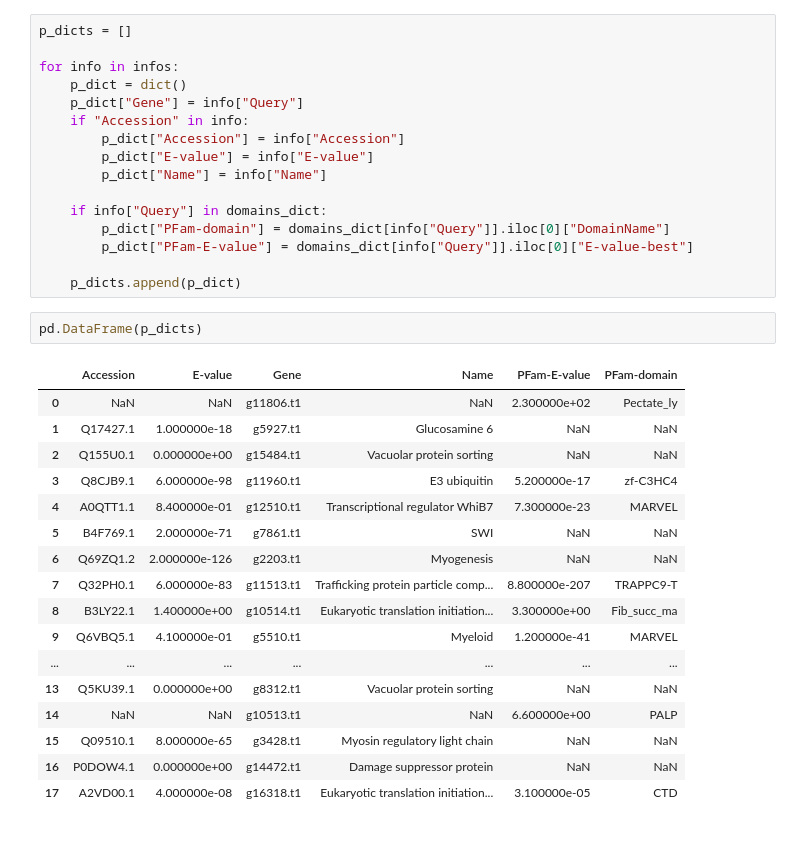
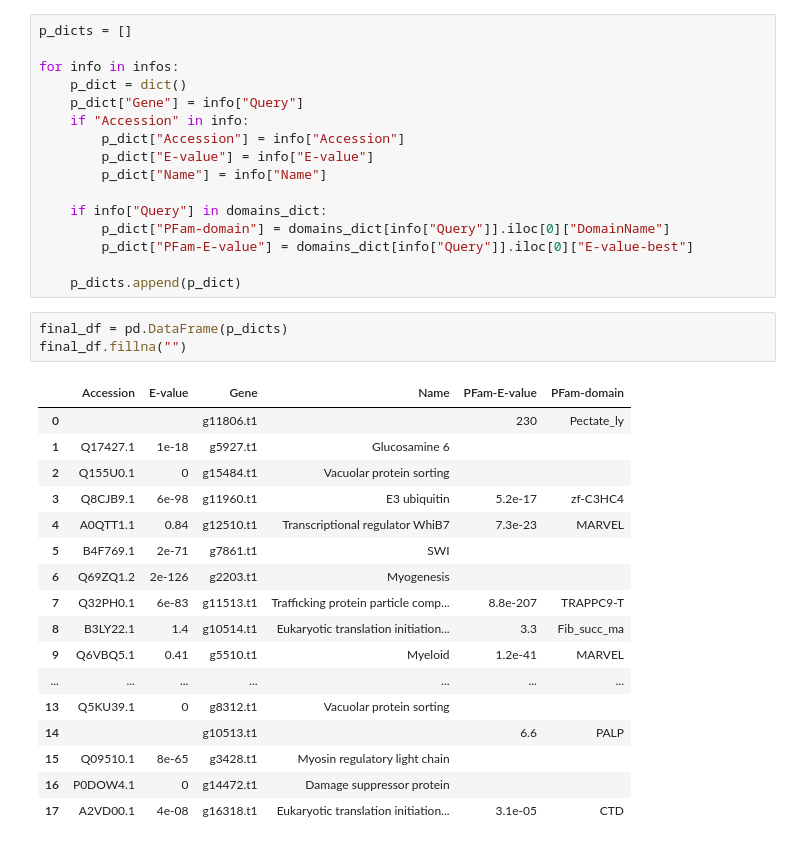
Before and after one commit to artemkondyukov/bioinf_workshop, a Jupyter notebook: notebooks/Task #4.ipynb, the cells around one changed output. Cells and saved outputs as stored; diff of their text form.

```diff
--- a/notebooks/Task #4.ipynb
+++ b/notebooks/Task #4.ipynb
@@ -506,23 +514,24 @@ for info in infos:
         p_dict["PFam-E-value"] = domains_dict[info["Query"]].iloc[0]["E-value-best"]
 
     p_dicts.append(p_dict)
-# %%
-pd.DataFrame(p_dicts)
-# %% [output]
-|  | Accession | E-value | Gene | Name | PFam-E-value | PFam-domain |
-| 0 | NaN | NaN | g11806.t1 | NaN | 2.300000e+02 | Pectate_ly |
-| 1 | Q17427.1 | 1.000000e-18 | g5927.t1 | Glucosamine 6 | NaN | NaN |
-| 2 | Q155U0.1 | 0.000000e+00 | g15484.t1 | Vacuolar protein sorting | NaN | NaN |
-| 3 | Q8CJB9.1 | 6.000000e-98 | g11960.t1 | E3 ubiquitin | 5.200000e-17 | zf-C3HC4 |
-| 4 | A0QTT1.1 | 8.400000e-01 | g12510.t1 | Transcriptional regulator WhiB7 | 7.300000e-23 | MARVEL |
-| 5 | B4F769.1 | 2.000000e-71 | g7861.t1 | SWI | NaN | NaN |
-| 6 | Q69ZQ1.2 | 2.000000e-126 | g2203.t1 | Myogenesis | NaN | NaN |
-| 7 | Q32PH0.1 | 6.000000e-83 | g11513.t1 | Trafficking protein particle comp... | 8.800000e-207 | TRAPPC9-T |
-| 8 | B3LY22.1 | 1.400000e+00 | g10514.t1 | Eukaryotic translation initiation... | 3.300000e+00 | Fib_succ_ma |
-| 9 | Q6VBQ5.1 | 4.100000e-01 | g5510.t1 | Myeloid | 1.200000e-41 | MARVEL |
-| ... | ... | ... | ... | ... | ... | ... |
-| 13 | Q5KU39.1 | 0.000000e+00 | g8312.t1 | Vacuolar protein sorting | NaN | NaN |
-| 14 | NaN | NaN | g10513.t1 | NaN | 6.600000e+00 | PALP |
-| 15 | Q09510.1 | 8.000000e-65 | g3428.t1 | Myosin regulatory light chain | NaN | NaN |
-| 16 | P0DOW4.1 | 0.000000e+00 | g14472.t1 | Damage suppressor protein | NaN | NaN |
-| 17 | A2VD00.1 | 4.000000e-08 | g16318.t1 | Eukaryotic translation initiation... | 3.100000e-05 | CTD |
+# %%
+final_df = pd.DataFrame(p_dicts)
+final_df.fillna("")
+# %% [output]
+|  | Accession | E-value | Gene | Name | PFam-E-value | PFam-domain |
+| 0 |  |  | g11806.t1 |  | 230 | Pectate_ly |
+| 1 | Q17427.1 | 1e-18 | g5927.t1 | Glucosamine 6 |  |  |
+| 2 | Q155U0.1 | 0 | g15484.t1 | Vacuolar protein sorting |  |  |
+| 3 | Q8CJB9.1 | 6e-98 | g11960.t1 | E3 ubiquitin | 5.2e-17 | zf-C3HC4 |
+| 4 | A0QTT1.1 | 0.84 | g12510.t1 | Transcriptional regulator WhiB7 | 7.3e-23 | MARVEL |
+| 5 | B4F769.1 | 2e-71 | g7861.t1 | SWI |  |  |
+| 6 | Q69ZQ1.2 | 2e-126 | g2203.t1 | Myogenesis |  |  |
+| 7 | Q32PH0.1 | 6e-83 | g11513.t1 | Trafficking protein particle comp... | 8.8e-207 | TRAPPC9-T |
+| 8 | B3LY22.1 | 1.4 | g10514.t1 | Eukaryotic translation initiation... | 3.3 | Fib_succ_ma |
+| 9 | Q6VBQ5.1 | 0.41 | g5510.t1 | Myeloid | 1.2e-41 | MARVEL |
+| ... | ... | ... | ... | ... | ... | ... |
+| 13 | Q5KU39.1 | 0 | g8312.t1 | Vacuolar protein sorting |  |  |
+| 14 |  |  | g10513.t1 |  | 6.6 | PALP |
+| 15 | Q09510.1 | 8e-65 | g3428.t1 | Myosin regulatory light chain |  |  |
+| 16 | P0DOW4.1 | 0 | g14472.t1 | Damage suppressor protein |  |  |
+| 17 | A2VD00.1 | 4e-08 | g16318.t1 | Eukaryotic translation initiation... | 3.1e-05 | CTD |
```
Also changed, not shown: parts of 2 cells of this notebook.
